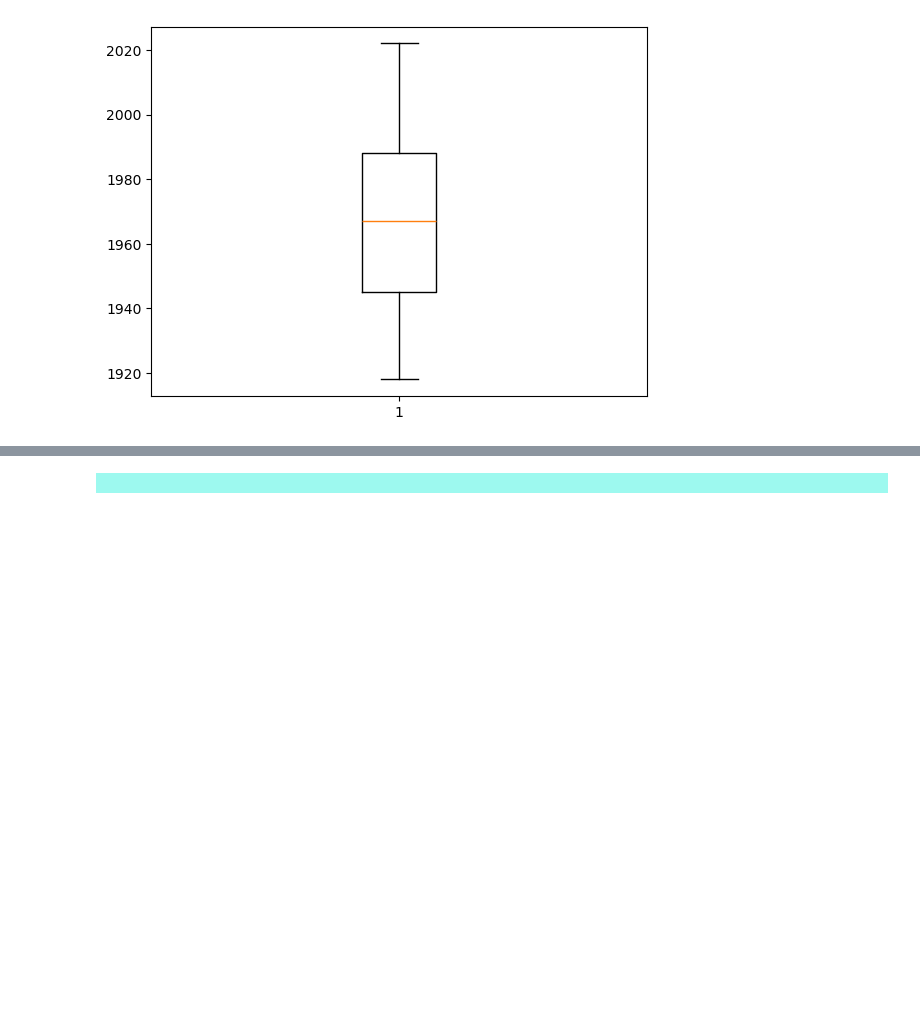
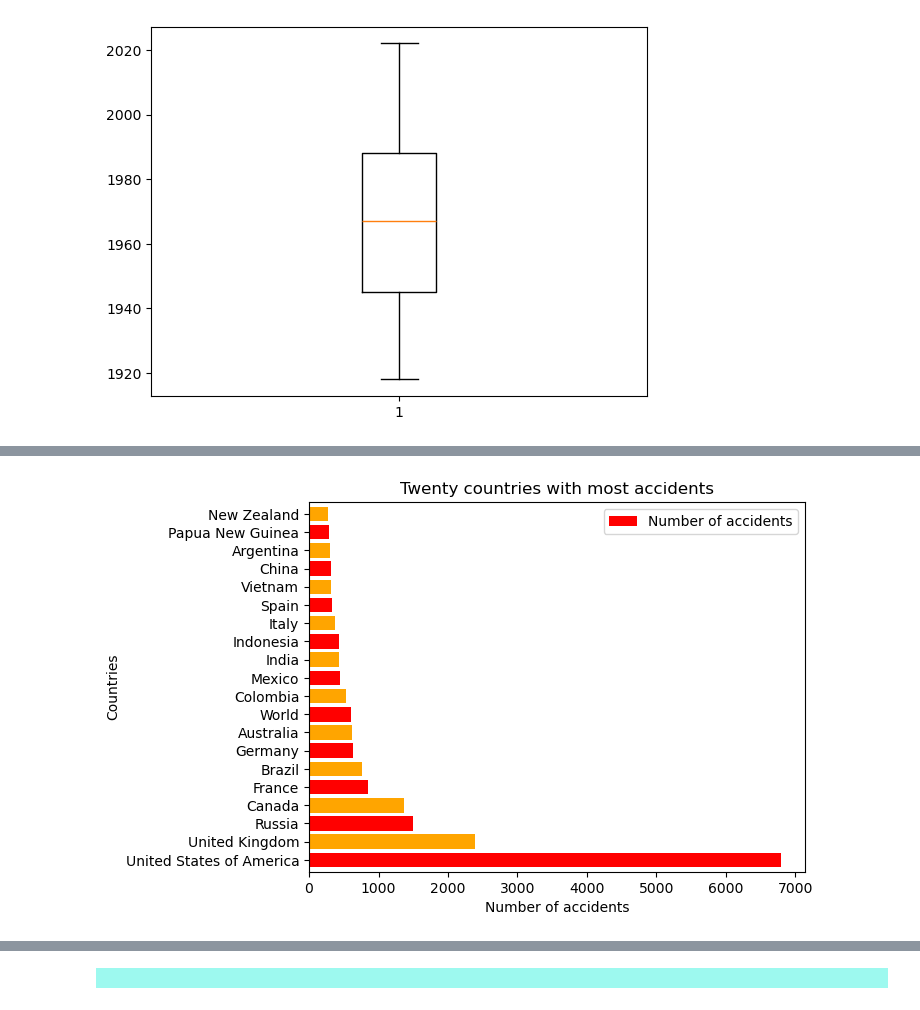
Before and after one commit to petiatodorova/Accidents-in-Aviation-Analysis, a Jupyter notebook: Dataset_1_AAB.ipynb, the cells around one changed output, grey strips where cells are left out. Cells and saved outputs as stored; diff of their text form; code cells hidden in the pictures; blank space fills up the shorter version.

Commit message:
More visualizations.

```diff
--- a/Dataset_1_AAB.ipynb
+++ b/Dataset_1_AAB.ipynb
@@ -567,0 +498,4 @@ Unique values in column 'month':
+# %%
+country_max = avioset.groupby('country').size().sort_values(ascending=False)
+print(country_max.shape)
+country_max.head()
@@ -567,0 +511,14 @@ Unique values in column 'month':
+# %%
+# Create a vertical bar chart with customizations
+ax = country_max[:20].plot.barh(width=0.8, color=['red', 'orange'])
+
+# Customize the plot
+ax.set_xlabel('Number of accidents')
+ax.set_ylabel('Countries')
+ax.set_title('Twenty countries with most accidents')
+ax.legend(['Number of accidents', 'country_max[:10]'])
+
+# Show the plot
+plt.show()
+# %% [output]
+[figure, added]
```
Also changed, not shown: parts of 73 cells of this notebook.
